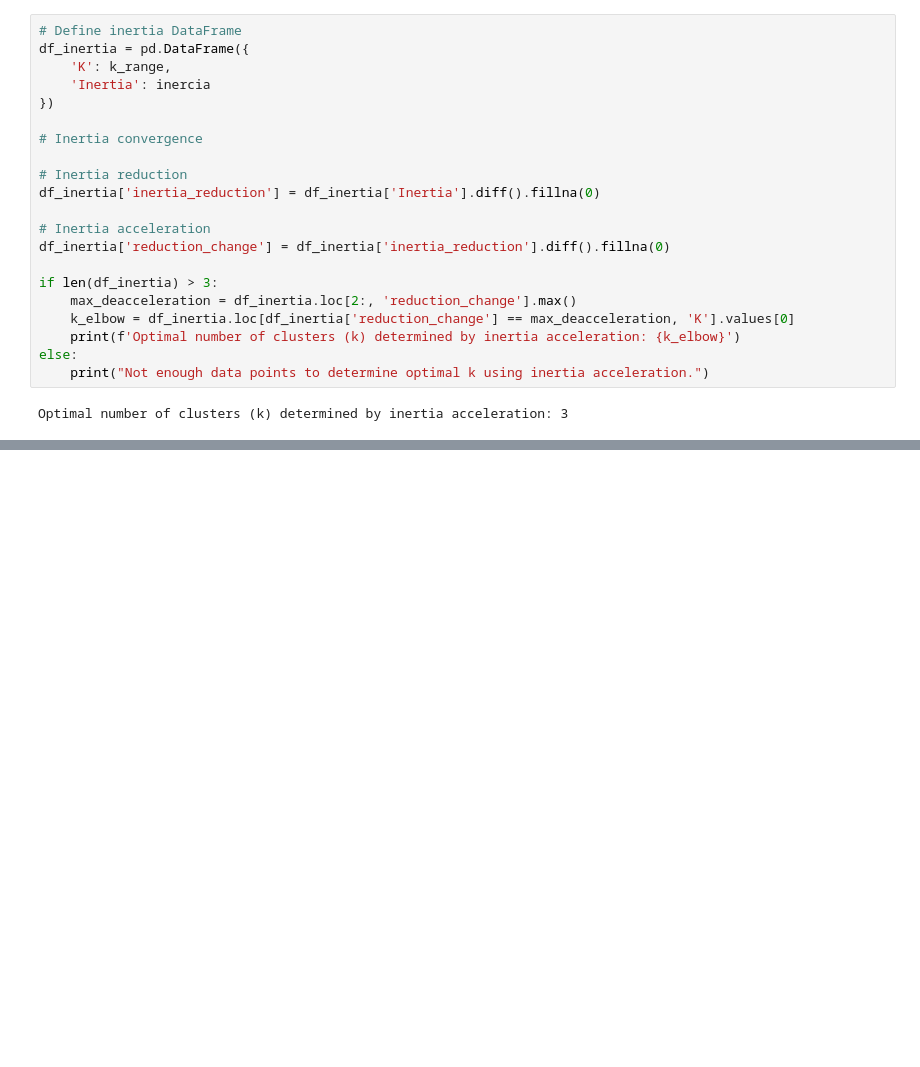
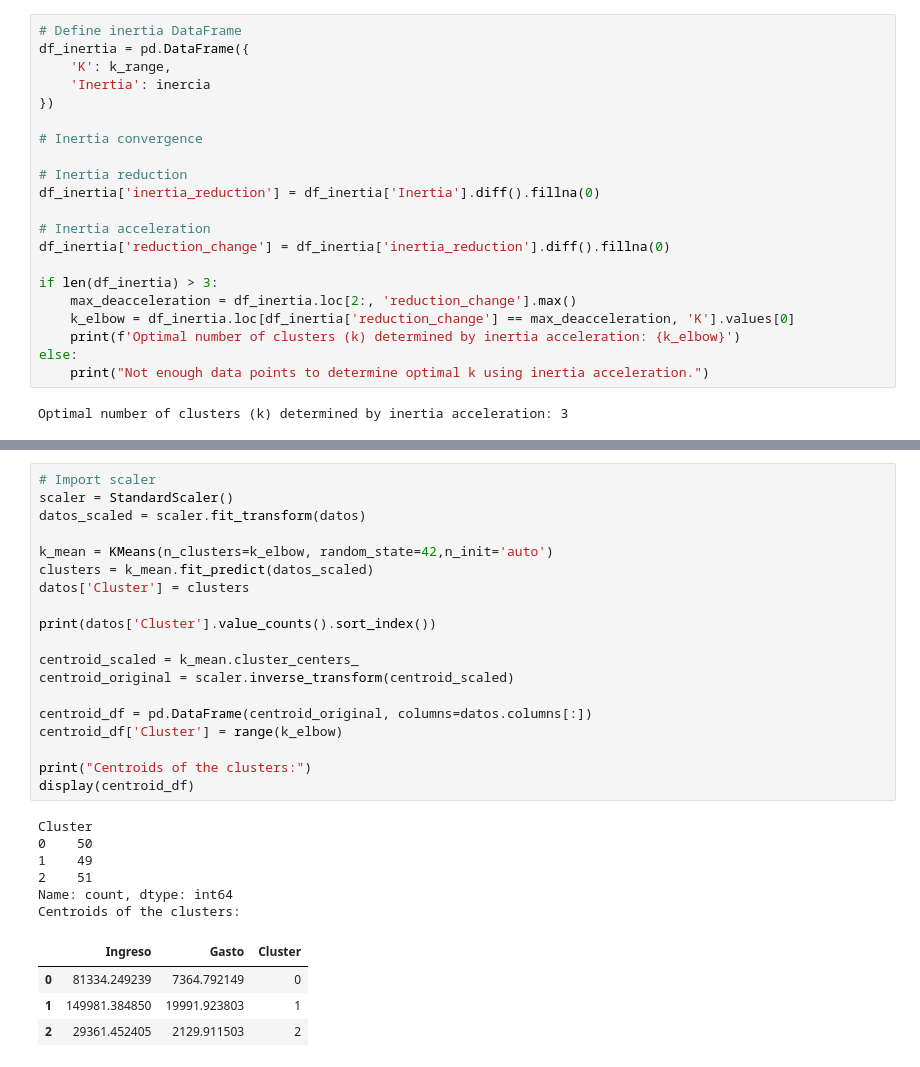
Before and after one commit to alanPalma25/sic-2025-python-ai, a Jupyter notebook: ia_module/classnotes.ipynb, the cells around one changed output, grey strips where cells are left out. Cells and saved outputs as stored; diff of their text form; blank space fills up the shorter version.

```diff
--- a/ia_module/classnotes.ipynb
+++ b/ia_module/classnotes.ipynb
@@ -583,0 +602,30 @@ plt.show()
+# %%
+# Import scaler
+scaler = StandardScaler()
+datos_scaled = scaler.fit_transform(datos)
+
+k_mean = KMeans(n_clusters=k_elbow, random_state=42,n_init='auto')
+clusters = k_mean.fit_predict(datos_scaled)
+datos['Cluster'] = clusters
+
+print(datos['Cluster'].value_counts().sort_index())
+
+centroid_scaled = k_mean.cluster_centers_
+centroid_original = scaler.inverse_transform(centroid_scaled)
+
+centroid_df = pd.DataFrame(centroid_original, columns=datos.columns[:])
+centroid_df['Cluster'] = range(k_elbow)
+
+print("Centroids of the clusters:")
+display(centroid_df)
+# %% [output]
+Cluster
+0    50
+1    49
+2    51
+Name: count, dtype: int64
+Centroids of the clusters:
+|  | Ingreso | Gasto | Cluster |
+| 0 | 81334.249239 | 7364.792149 | 0 |
+| 1 | 149981.384850 | 19991.923803 | 1 |
+| 2 | 29361.452405 | 2129.911503 | 2 |
```
Also changed, not shown: parts of 2 cells of this notebook.
